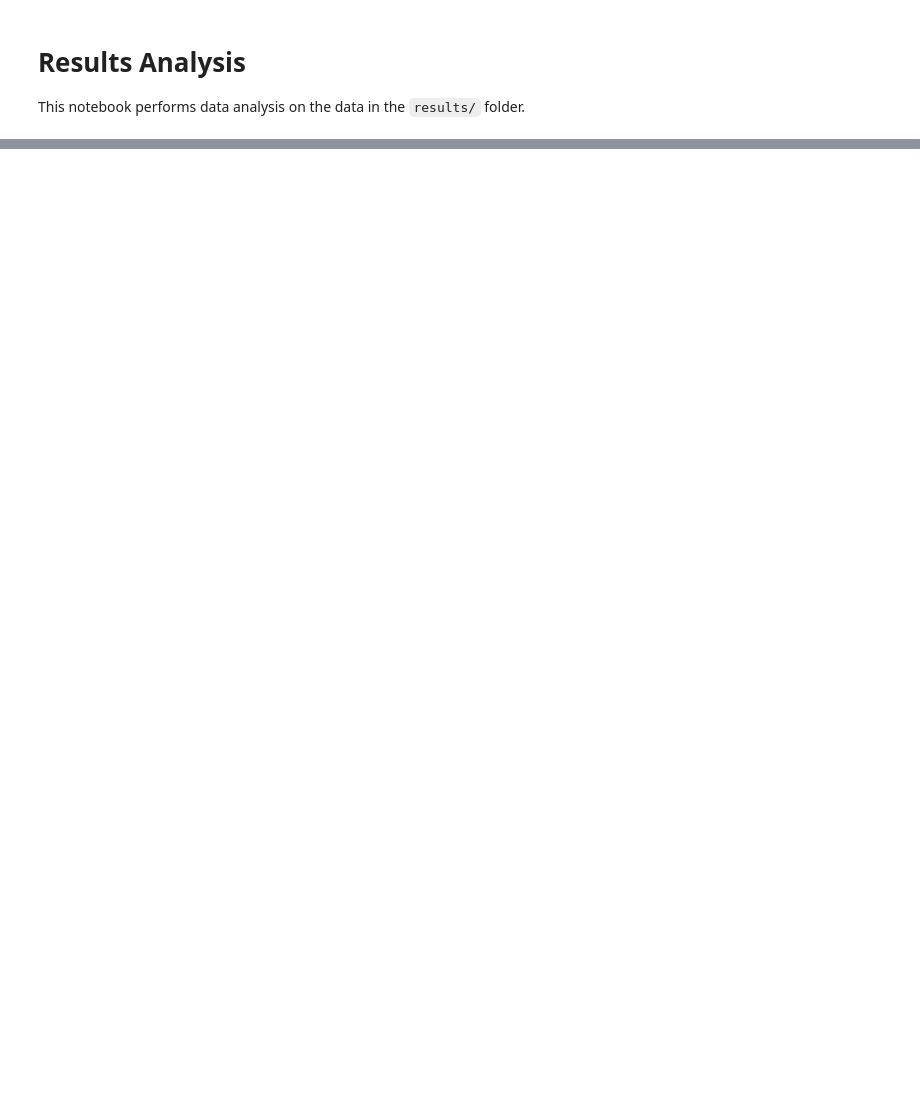
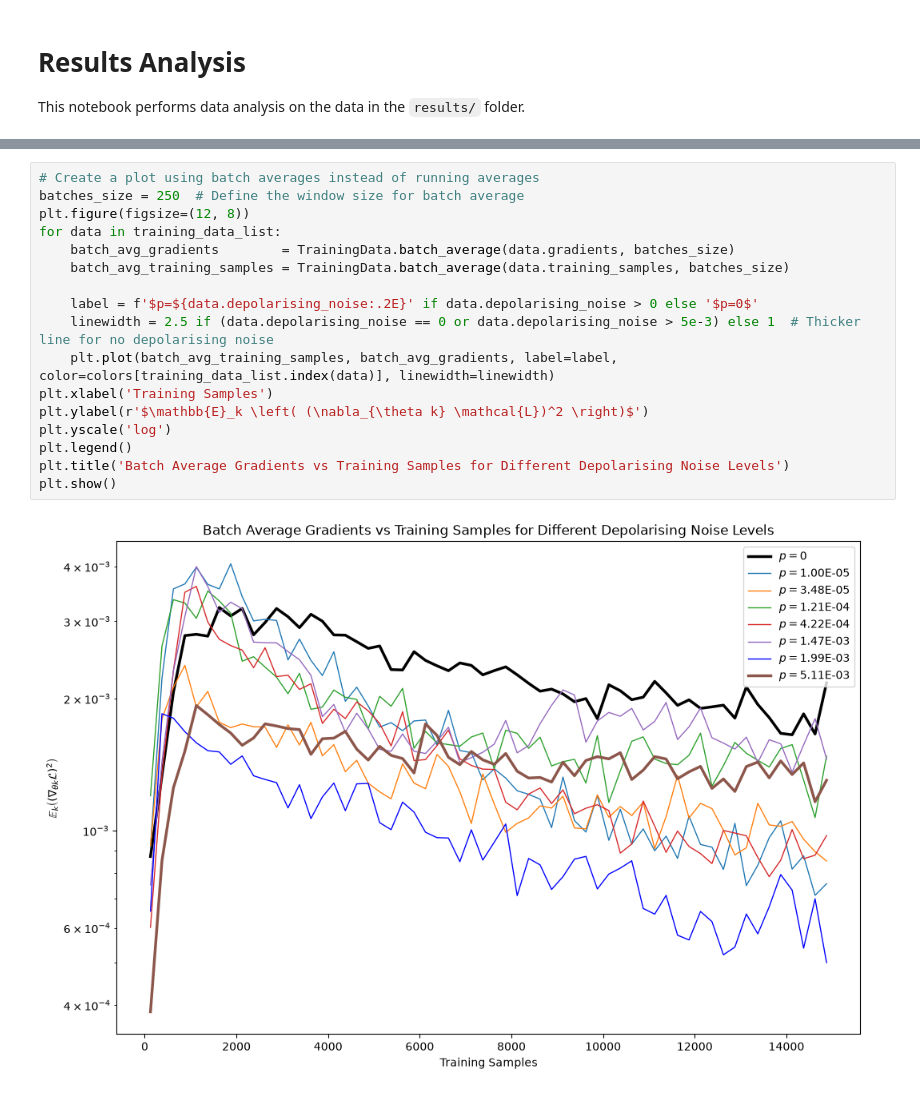
Before and after one commit to dylan-odonoghue/Partial-Error-Correction-on-Non-Clifford-Gates, a Jupyter notebook: result_analysis.ipynb, the cells around one changed output, grey strips where cells are left out. Drawn from its saved outputs; the diff is of its cells as text; blank space fills up the shorter version.

```diff
--- a/result_analysis.ipynb
+++ b/result_analysis.ipynb
@@ -42,0 +196,19 @@ print(np.logspace(-5, np.log10(5.11e-3), 9))
+# %%
+# Create a plot using batch averages instead of running averages
+batches_size = 250  # Define the window size for batch average
+plt.figure(figsize=(12, 8))
+for data in training_data_list:
+    batch_avg_gradients        = TrainingData.batch_average(data.gradients, batches_size)
+    batch_avg_training_samples = TrainingData.batch_average(data.training_samples, batches_size)
+
+    label = f'$p=${data.depolarising_noise:.2E}' if data.depolarising_noise > 0 else '$p=0$'
+    linewidth = 2.5 if (data.depolarising_noise == 0 or data.depolarising_noise > 5e-3) else 1  # Thicker line for no depolarising noise
+    plt.plot(batch_avg_training_samples, batch_avg_gradients, label=label, color=colors[training_data_list.index(data)], linewidth=linewidth)
+plt.xlabel('Training Samples')
+plt.ylabel(r'$\mathbb{E}_k \left( (\nabla_{\theta k} \mathcal{L})^2 \right)$')
+plt.yscale('log')
+plt.legend()
+plt.title('Batch Average Gradients vs Training Samples for Different Depolarising Noise Levels')
+plt.show()
+# %% [output]
+[figure, added]
```
Also changed, not shown: parts of 13 cells of this notebook, 3 other files.
